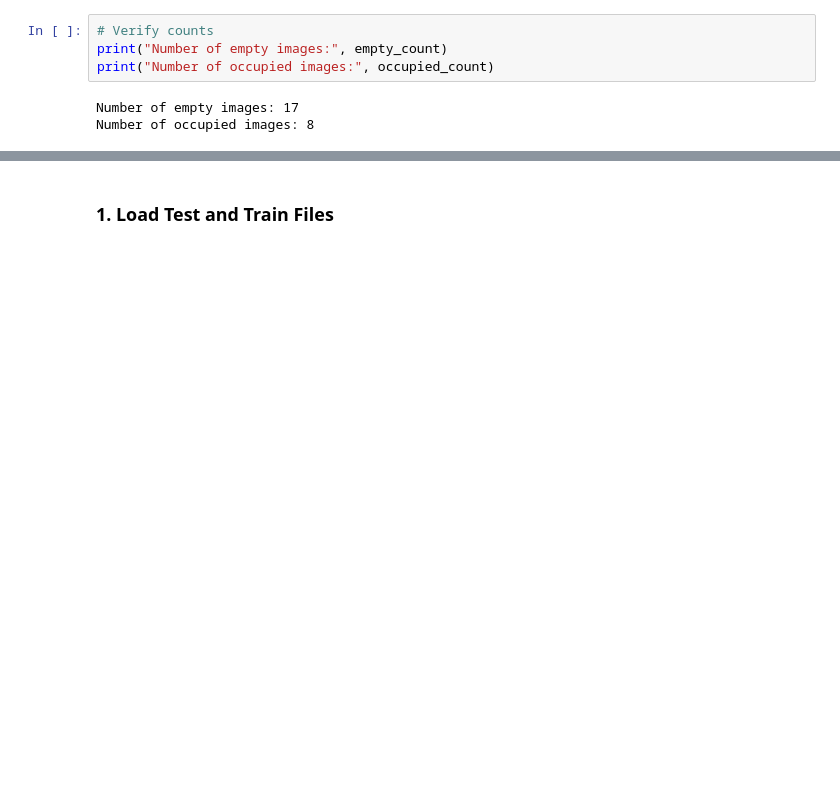
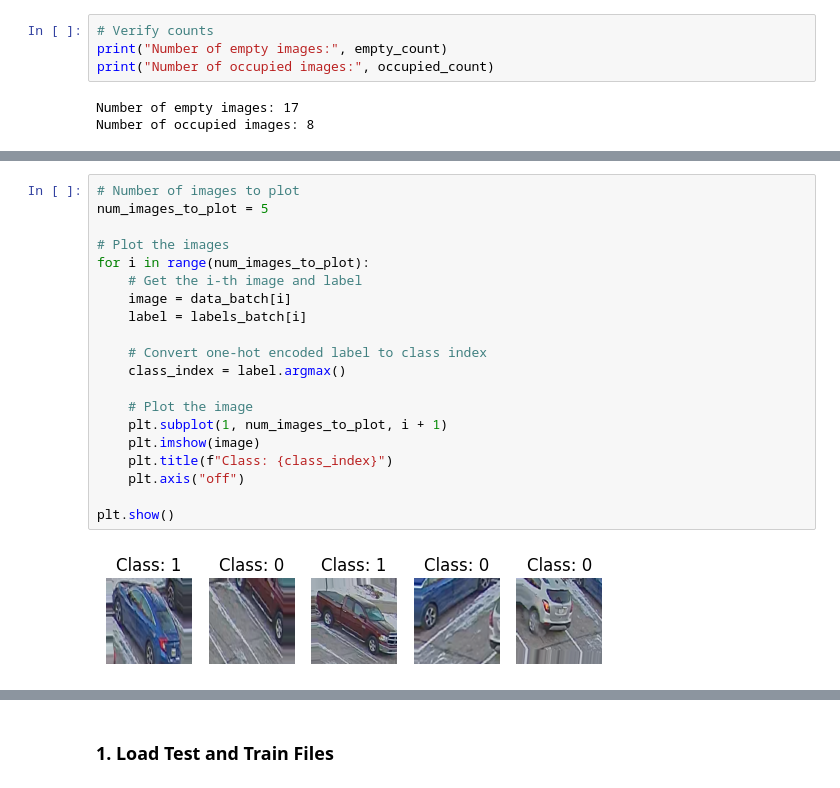
Before and after one commit to Nisha40108/ParkNaviGo, a Jupyter notebook: CNN_model_for_occupancy_KSU.ipynb, the cells around one changed output, grey strips where cells are left out. Saved outputs shown, nothing was run; the diff lists cells and outputs as text; blank space fills up the shorter version.

```diff
--- a/CNN_model_for_occupancy_KSU.ipynb
+++ b/CNN_model_for_occupancy_KSU.ipynb
@@ -90,0 +223,22 @@ df.to_csv(labels_csv, index=False)
+# %%
+# Number of images to plot
+num_images_to_plot = 5
+
+# Plot the images
+for i in range(num_images_to_plot):
+    # Get the i-th image and label
+    image = data_batch[i]
+    label = labels_batch[i]
+
+    # Convert one-hot encoded label to class index
+    class_index = label.argmax()
+
+    # Plot the image
+    plt.subplot(1, num_images_to_plot, i + 1)
+    plt.imshow(image)
+    plt.title(f"Class: {class_index}")
+    plt.axis("off")
+
+plt.show()
+# %% [output]
+[figure, added]
```
Also changed, not shown: parts of 12 cells of this notebook.
